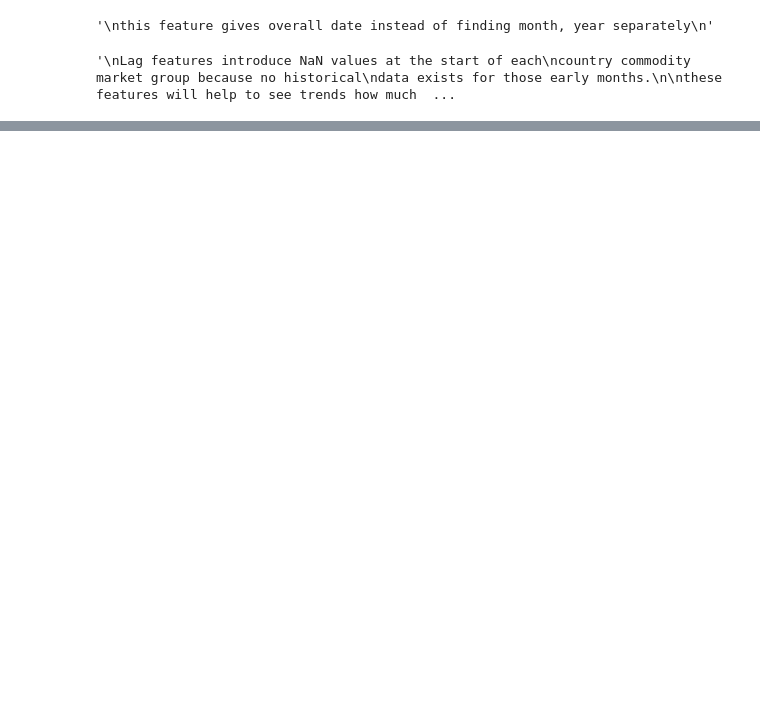
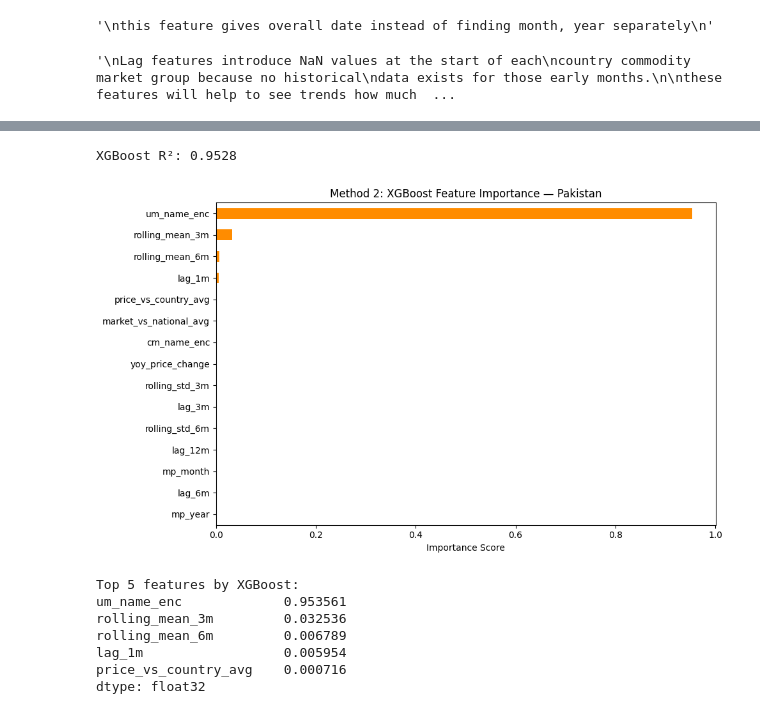
Before and after one commit to Umairimax/Global-Food-Prices, a Jupyter notebook: predict-global-food-prices.ipynb, the cells around one changed output, grey strips where cells are left out. Saved outputs shown, nothing was run; the diff lists cells and outputs as text; code cells hidden in the pictures; blank space fills up the shorter version.

```diff
--- a/predict-global-food-prices.ipynb
+++ b/predict-global-food-prices.ipynb
@@ -425,0 +663,32 @@ df.to_csv("phase3.csv",index=False)
+# %%
+#using xgboost
+xgb = XGBRegressor(random_state=42, verbosity=0, n_jobs=-1)
+xgb.fit(X_train, y_train)
+print(f"XGBoost R²: {r2_score(y_test, xgb.predict(X_test)):.4f}")
+
+
+imp_xgb = pd.Series(
+    xgb.feature_importances_,
+    index=feats
+).sort_values(ascending=False)
+
+plt.figure(figsize=(10, 6))
+imp_xgb.head(15).plot(kind='barh', color='darkorange')
+plt.title(f"XGBoost Feature Importance — {COUNTRY}")
+plt.xlabel("Importance Score")
+plt.gca().invert_yaxis()
+plt.tight_layout()
+plt.show()
+
+print("Top 5 features by XGBoost:")
+print(imp_xgb.head(5))
+# %% [output]
+XGBoost R²: 0.9528
+[figure, added]
+Top 5 features by XGBoost:
+um_name_enc             0.953561
+rolling_mean_3m         0.032536
+rolling_mean_6m         0.006789
+lag_1m                  0.005954
+price_vs_country_avg    0.000716
+dtype: float32
```
Also changed, not shown: parts of 36 cells of this notebook.
